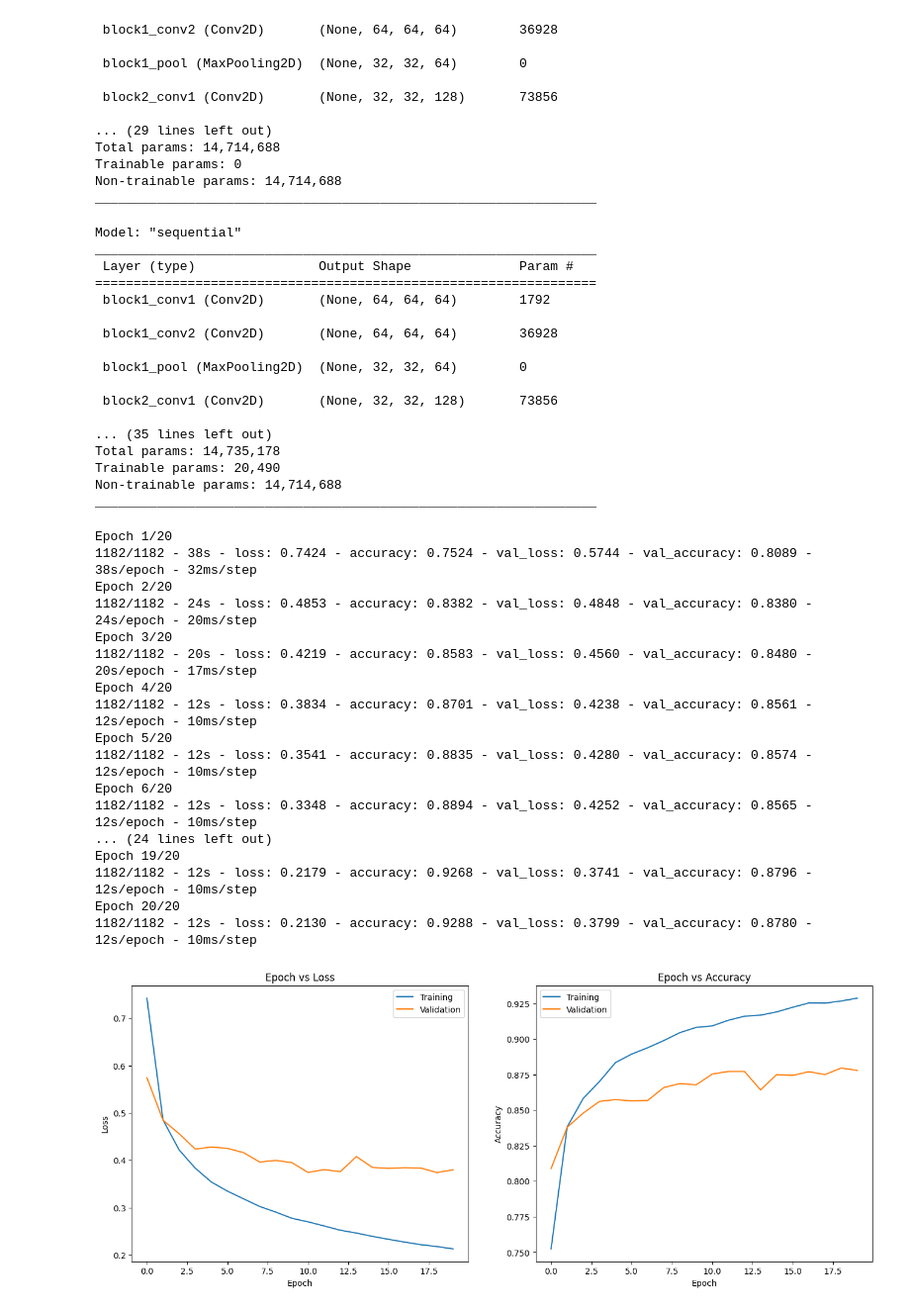
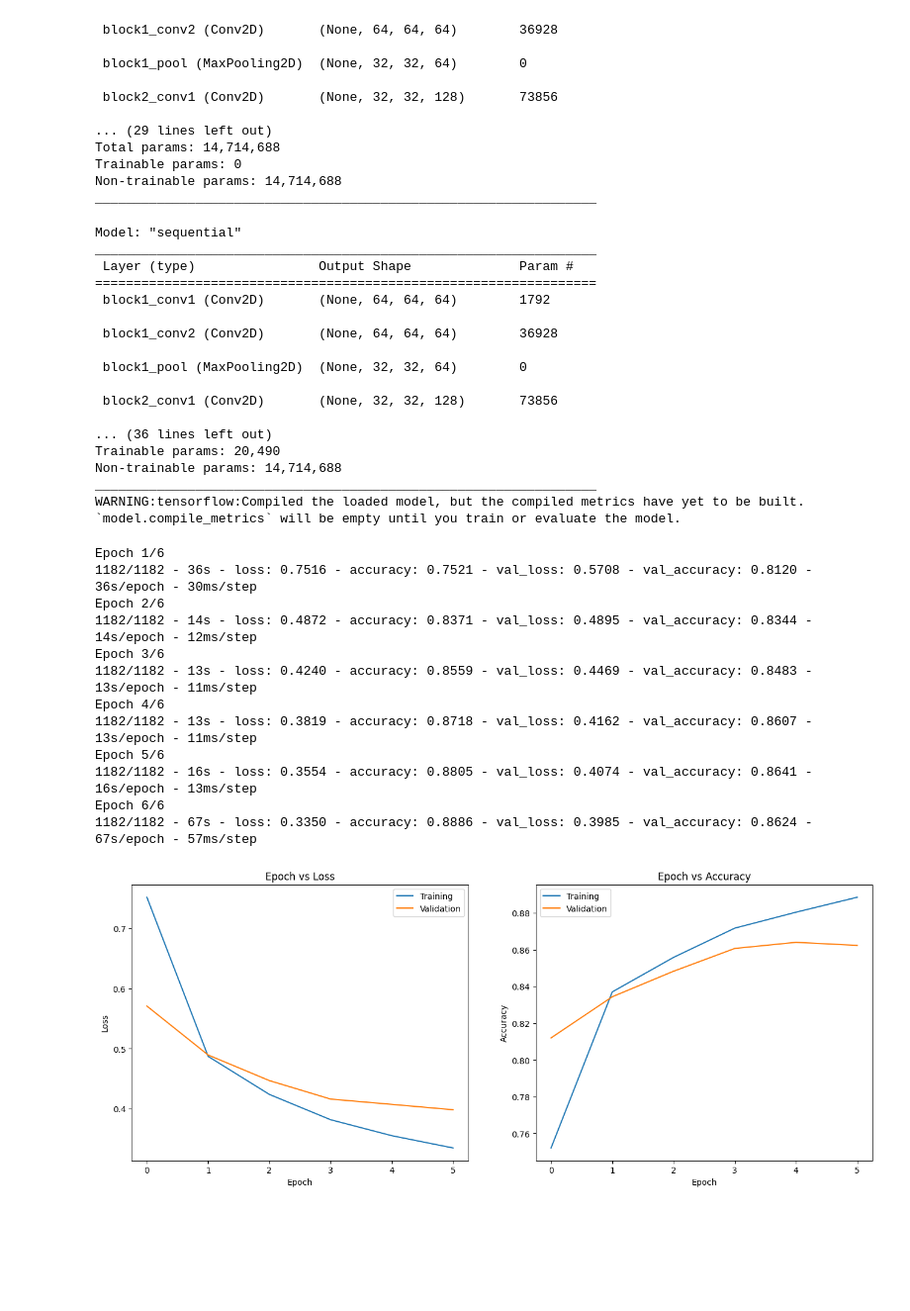
Before and after one commit to thaiVL/land-classification, a Jupyter notebook: src/VGG16_Model.ipynb, the cells around one changed output. Shown at 99% size. Cells and saved outputs as stored; diff of their text form; code cells hidden in the pictures; blank space fills up the shorter version.

Commit message:
Finished code for hyperparameter study graph statistics

```diff
--- a/src/VGG16_Model.ipynb
+++ b/src/VGG16_Model.ipynb
@@ -96,6 +100,7 @@ model.add(tf.keras.layers.Dense(units=10))
 model.add(tf.keras.layers.Activation("softmax"))
 # %%
 model.summary()
+model.save(BLANK_MODEL)
 # %% [output]
 Model: "sequential"
 _________________________________________________________________
@@ -109,45 +114,33 @@ _________________________________________________________________
 
  block2_conv1 (Conv2D)       (None, 32, 32, 128)       73856
 
-... (35 lines left out)
-Total params: 14,735,178
+... (36 lines left out)
 Trainable params: 20,490
 Non-trainable params: 14,714,688
 _________________________________________________________________
+WARNING:tensorflow:Compiled the loaded model, but the compiled metrics have yet to be built. `model.compile_metrics` will be empty until you train or evaluate the model.
 # %%
-# lr_sched = tf.keras.optimizers.schedules.ExponentialDecay(
-#   initial_learning_rate=0.001,
-#   decay_steps=10000,
-#   decay_rate=0.9
-# )
-
-# Overfitting is occuring, try to lower learning rate
+EPOCHS = 6
+BATCH_SIZE = 16
+LR = 0.001
 model.compile(
-  optimizer=tf.optimizers.Adam(learning_rate=0.001), # decrease learning rate
+  optimizer=tf.optimizers.Adam(learning_rate=LR),
   loss=tf.losses.SparseCategoricalCrossentropy(),
   metrics=["accuracy"]
 )
-
-EPOCHS = 20
-BATCH_SIZE = 16
 # %%
 # NOTE: Possible batch_size configuration
 train_history = model.fit(x=x_train, y=y_train, validation_data=(x_validation, y_validation), batch_size=BATCH_SIZE, epochs=EPOCHS, verbose=2)
 # %% [output]
-Epoch 1/20
-1182/1182 - 38s - loss: 0.7424 - accuracy: 0.7524 - val_loss: 0.5744 - val_accuracy: 0.8089 - 38s/epoch - 32ms/step
-Epoch 2/20
-1182/1182 - 24s - loss: 0.4853 - accuracy: 0.8382 - val_loss: 0.4848 - val_accuracy: 0.8380 - 24s/epoch - 20ms/step
-Epoch 3/20
-1182/1182 - 20s - loss: 0.4219 - accuracy: 0.8583 - val_loss: 0.4560 - val_accuracy: 0.8480 - 20s/epoch - 17ms/step
-Epoch 4/20
-1182/1182 - 12s - loss: 0.3834 - accuracy: 0.8701 - val_loss: 0.4238 - val_accuracy: 0.8561 - 12s/epoch - 10ms/step
-Epoch 5/20
-1182/1182 - 12s - loss: 0.3541 - accuracy: 0.8835 - val_loss: 0.4280 - val_accuracy: 0.8574 - 12s/epoch - 10ms/step
-Epoch 6/20
-1182/1182 - 12s - loss: 0.3348 - accuracy: 0.8894 - val_loss: 0.4252 - val_accuracy: 0.8565 - 12s/epoch - 10ms/step
-... (24 lines left out)
-Epoch 19/20
-1182/1182 - 12s - loss: 0.2179 - accuracy: 0.9268 - val_loss: 0.3741 - val_accuracy: 0.8796 - 12s/epoch - 10ms/step
-Epoch 20/20
-1182/1182 - 12s - loss: 0.2130 - accuracy: 0.9288 - val_loss: 0.3799 - val_accuracy: 0.8780 - 12s/epoch - 10ms/step
+Epoch 1/6
+1182/1182 - 36s - loss: 0.7516 - accuracy: 0.7521 - val_loss: 0.5708 - val_accuracy: 0.8120 - 36s/epoch - 30ms/step
+Epoch 2/6
+1182/1182 - 14s - loss: 0.4872 - accuracy: 0.8371 - val_loss: 0.4895 - val_accuracy: 0.8344 - 14s/epoch - 12ms/step
+Epoch 3/6
+1182/1182 - 13s - loss: 0.4240 - accuracy: 0.8559 - val_loss: 0.4469 - val_accuracy: 0.8483 - 13s/epoch - 11ms/step
+Epoch 4/6
+1182/1182 - 13s - loss: 0.3819 - accuracy: 0.8718 - val_loss: 0.4162 - val_accuracy: 0.8607 - 13s/epoch - 11ms/step
+Epoch 5/6
+1182/1182 - 16s - loss: 0.3554 - accuracy: 0.8805 - val_loss: 0.4074 - val_accuracy: 0.8641 - 16s/epoch - 13ms/step
+Epoch 6/6
+1182/1182 - 67s - loss: 0.3350 - accuracy: 0.8886 - val_loss: 0.3985 - val_accuracy: 0.8624 - 67s/epoch - 57ms/step
@@ -160,25 +155,27 @@ val_accuracy = train_history.history["val_accuracy"]
 # %%
 plt.subplots(1, 2, figsize=(16, 6))
 
 plt.subplot(1, 2, 1)
 plt.plot(train_losses)
 plt.plot(val_losses)
 plt.title("Epoch vs Loss")
 plt.xlabel("Epoch")
 plt.ylabel("Loss")
+plt.xticks(np.arange(0, EPOCHS, 1))
 plt.legend(["Training", "Validation"])
 
 plt.subplot(1, 2, 2)
 plt.plot(train_accuracy)
 plt.plot(val_accuracy)
 plt.title("Epoch vs Accuracy")
 plt.xlabel("Epoch")
 plt.ylabel("Accuracy")
+plt.xticks(np.arange(0, EPOCHS, 1))
 plt.legend(["Training", "Validation"])
 
 plt.show()
 # %% [output]
-[figure, old version]
+[figure, new version]
 # %%
 # NOTE: Possible batch_size configuration
 prediction = model.predict(x=x_test, verbose=2)
```
Also changed, not shown: parts of 14 cells of this notebook, 3 other files.
